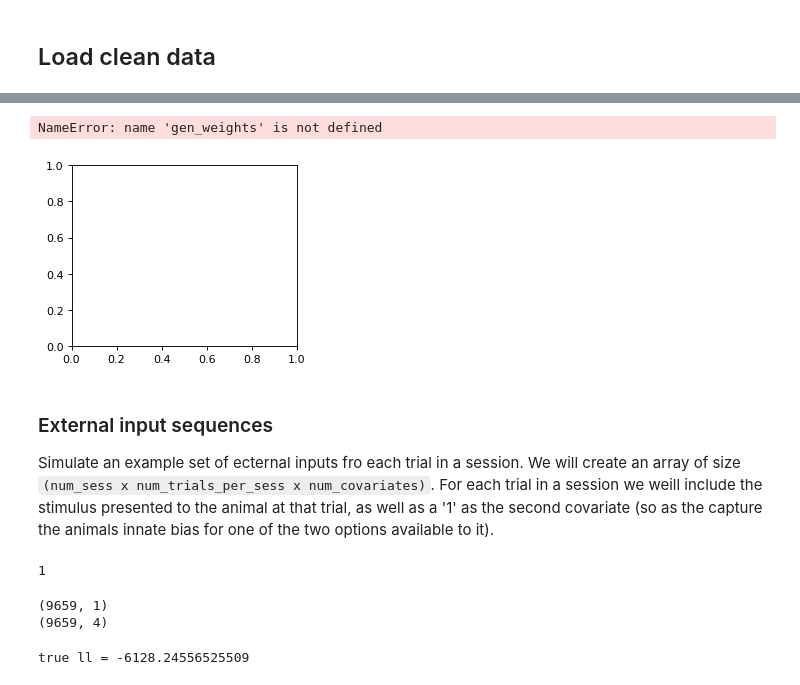
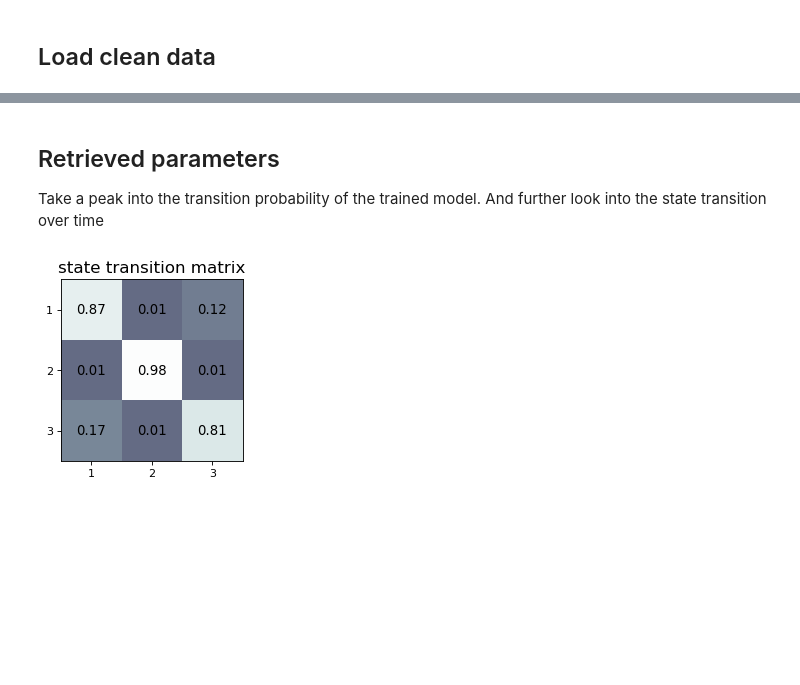
Before and after one commit to psalvino/DRL_Final_Project, a Jupyter notebook: Final_Project.ipynb, the cells around one changed output, grey strips where cells are left out. Cells and saved outputs as stored; diff of their text form; code cells hidden in the pictures; blank space fills up the shorter version.

Commit message:
almost second last version

```diff
--- a/Final_Project.ipynb
+++ b/Final_Project.ipynb
@@ -190,6 +163,8 @@ input_dim = 4         # input dimensions
 true_glmhmm = ssm.HMM(num_states, obs_dim, input_dim, observations="input_driven_obs",
                    observation_kwargs=dict(C=num_categories), transitions="standard")
 # %%
+# formatting the data type for true choice and model inputs
+
 true_choice=data['choice'].to_numpy()
 true_choice[np.where(true_choice=='L')]=1
 true_choice[np.where(true_choice=='R')]=0
@@ -197,17 +172,14 @@ true_choice[np.where(true_choice=='R')]=0
 # a list of sessions. Each session(i) is an ndarray with data type of int and shape of trial_len(i) x 1
 true_choice=[true_choice[:,np.newaxis].astype(int)]
 
-# formate for inpts:
+# format for inpts:
 # a list of sessions, same length of true choice.
-# #Each session(i) is an ndarray with data type of float and shape of trial_len(i) x input_dim
+# Each session(i) is an ndarray with data type of float and shape of trial_len(i) x input_dim
 inpts=data[['previous_choice','previous_stim','num_towers_delta']].to_numpy()
-inpts=np.hstack([inpts,np.random.randint(low=-3,high=3,size=(len(inpts),1))])
+inpts=np.hstack([inpts,np.random.rand(len(inpts),1)])
 inpts[np.where(inpts=='L')]=1
 inpts[np.where(inpts=='R')]=0
 inpts=[inpts.astype(float)]
-# print(inpts[0].shape)
-# print(inpts[0].dtype)
-# print(true_choice[0].shape)
 
 # # divide data into training and testing
 inpts = np.array(inpts)
@@ -225,7 +197,6 @@ true_choice_test = [true_choice[0][test_idx]]
 inpts = list(inpts)
 
 print(inpts_train[0].shape)
-print(inpts_train[0].dtype)
 print(true_choice_train[0].shape)
 # %% [output]
 (9659, 4)
@@ -235,0 +207,5 @@ float64
+# %%
+print(true_choice_train[0].shape)
+print(inpts_train[0].shape)
+N_iter=500
+fit_ll=true_glmhmm.fit(true_choice_train,inputs=inpts_train,method='em',num_iters=N_iter,tolerance=10e-8)
@@ -236,56 +239,20 @@ float64
+# %% [markdown]
+## Retrieved parameters
+Take a peak into the transition probability of the trained model. And further look into the state transition over time
 # %%
-# Plot generative parameters:
-fig = plt.figure(figsize=(8, 3), dpi=80, facecolor='w', edgecolor='k')
-plt.subplot(1, 2, 1)
-cols = ['#ff7f00', '#4daf4a', '#377eb8']
-for k in range(num_states):
-    plt.plot(range(input_dim), gen_weights[k][0], marker='o',
-             color=cols[k], linestyle='-',
-             lw=1.5, label="state " + str(k+1))
-plt.yticks(fontsize=10)
-plt.ylabel("GLM weight", fontsize=15)
-plt.xlabel("covariate", fontsize=15)
-plt.xticks([0, 1], ['stimulus', 'bias'], fontsize=12, rotation=45)
-plt.axhline(y=0, color="k", alpha=0.5, ls="--")
-plt.legend()
-plt.title("Generative weights", fontsize = 15)
-
+fig = plt.figure(figsize=(5, 2.5), dpi=80, facecolor='w', edgecolor='k')
 plt.subplot(1, 2, 2)
-gen_trans_mat = np.exp(gen_log_trans_mat)[0]
-plt.imshow(gen_trans_mat, vmin=-0.8, vmax=1, cmap='bone')
-for i in range(gen_trans_mat.shape[0]):
-    for j in range(gen_trans_mat.shape[1]):
-        text = plt.text(j, i, str(np.around(gen_trans_mat[i, j], decimals=2)), ha="center", va="center",
+recovered_trans_mat = np.exp(true_glmhmm.transitions.log_Ps)
+plt.imshow(recovered_trans_mat, vmin=-0.8, vmax=1, cmap='bone')
+for i in range(recovered_trans_mat.shape[0]):
+    for j in range(recovered_trans_mat.shape[1]):
+        text = plt.text(j, i, str(np.around(recovered_trans_mat[i, j], decimals=2)), ha="center", va="center",
                         color="k", fontsize=12)
 plt.xlim(-0.5, num_states - 0.5)
 plt.xticks(range(0, num_states), ('1', '2', '3'), fontsize=10)
 plt.yticks(range(0, num_states), ('1', '2', '3'), fontsize=10)
 plt.ylim(num_states - 0.5, -0.5)
-plt.ylabel("state t", fontsize = 15)
-plt.xlabel("state t+1", fontsize = 15)
-plt.title("Generative transition matrix", fontsize = 15)
+plt.title("state transition matrix", fontsize = 15)
+plt.subplots_adjust(0, 0, 1, 1)
 # %% [output]
-NameError: name 'gen_weights' is not defined
-[figure, old version]
+[figure, new version]
-# %% [markdown]
-### External input sequences
-
-Simulate an example set of ecternal inputs fro each trial in a session. We will create an array of size `(num_sess x num_trials_per_sess x num_covariates)`. For each trial in a session we weill include the stimulus presented to the animal at that trial, as well as a  '1' as the second covariate (so as the capture the animals innate bias for one of the two options available to it).
-# %%
-true_choice_train[0].max()
-# %% [output]
-1
-# %%
-print(true_choice_train[0].shape)
-print(inpts_train[0].shape)
-N_iter=200
-fit_ll=true_glmhmm.fit(true_choice_train,inputs=inpts_train,method='em',num_iters=N_iter,tolerance=10e-5)
-# %% [output]
-(9659, 1)
-(9659, 4)
-# %%
-# calculate true loglikelihood
-true_ll = true_glmhmm.log_probability(true_choice_train, inputs=inpts_train)
-print("true ll = " + str(true_ll))
-# %% [output]
-true ll = -6128.24556525509
```
Also changed, not shown: parts of 19 cells of this notebook.
